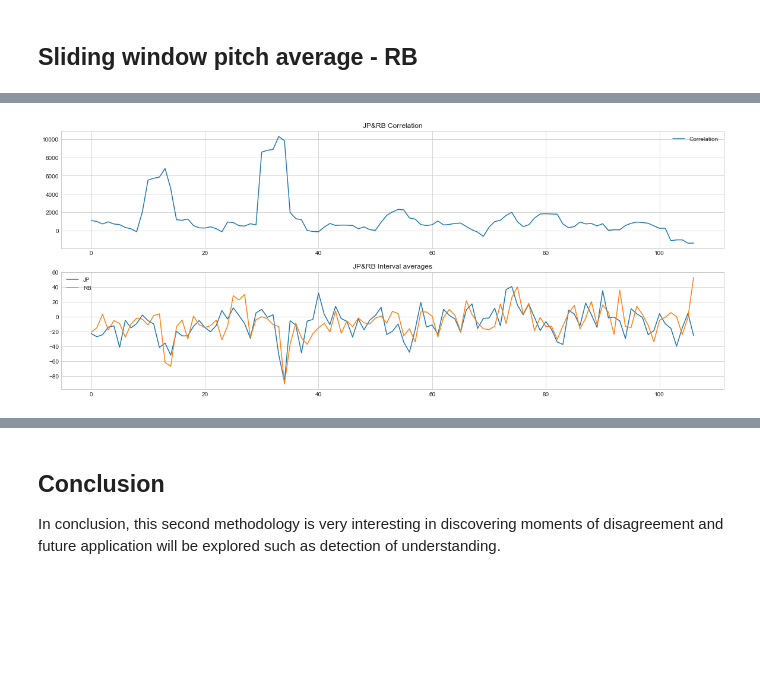
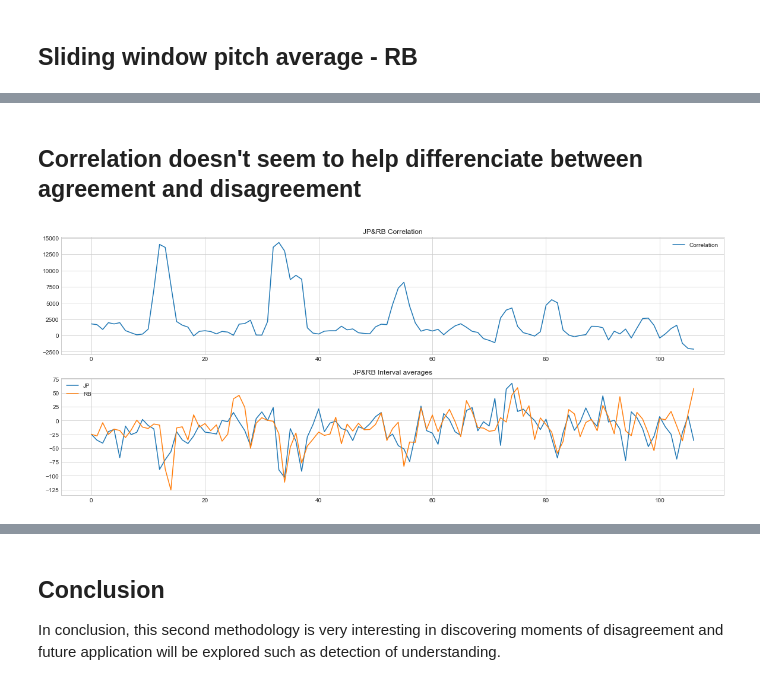
Before and after one commit to Minetz/CoreTopicsOfAI, a Jupyter notebook: Notebook - A-temporal analysis of disagreement in dyadic conversation using pitch.ipynb, the cells around one changed output, grey strips where cells are left out. Drawn from its saved outputs; the diff is of its cells as text; code cells hidden in the pictures; blank space fills up the shorter version.

```diff
--- a/Notebook - A-temporal analysis of disagreement in dyadic conversation using pitch.ipynb
+++ b/Notebook - A-temporal analysis of disagreement in dyadic conversation using pitch.ipynb
@@ -44,8 +46,8 @@ Log of steps that have been performed:
 # Importing and data
 path = 'dataset/RB_JP_46.wav'
 
-# NOTE: Still works with sr within [5k, inf), tested on: 11025, 44100
-x, sr = librosa.load(path, sr=44100)
+# NOTE: Still works with sr within [5k, inf), tested on: 11025, 22050, 30000, 44100
+x, sr = librosa.load(path, sr=30000)
 # %%
 print('x: ',type(x))
 print('max(x): ', np.max(x))
@@ -657,23 +718,25 @@ max(intv_error)
+# %% [markdown]
+## Correlation doesn't seem to help differenciate between agreement and disagreement
 # %%
 corr_values = []
-ws = 5
+ws = 3
 
 for value in range(0, len(intv_jp_mean)):
 
     corr_values.append(np.correlate(intv_jp_mean[value : value + ws], intv_rb_mean[value : value + ws]))
 
 
 plt.figure(figsize=(20,8))
 
 plt.subplot(211)
 plt.title('JP&RB Correlation')
 plt.plot(corr_values);
 plt.legend(['Correlation'])
 
 plt.subplot(212)
 plt.title('JP&RB Interval averages')
 plt.plot(intv_jp_mean)
 plt.plot(intv_rb_mean)
 plt.legend(['JP', 'RB']);
 # %% [output]
-[figure, old version]
+[figure, new version]
```
Also changed, not shown: parts of 24 cells of this notebook.
